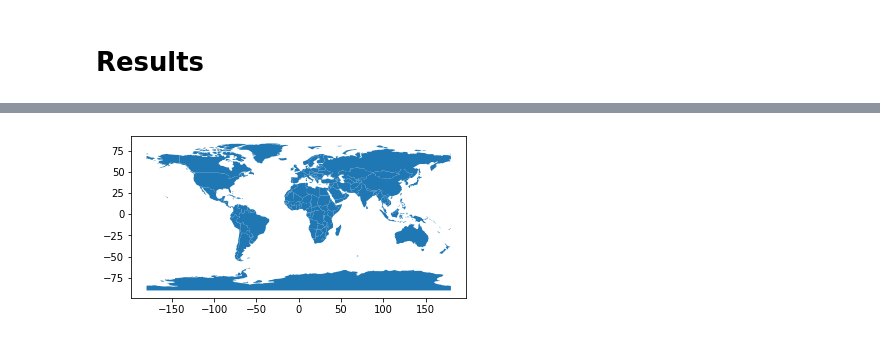
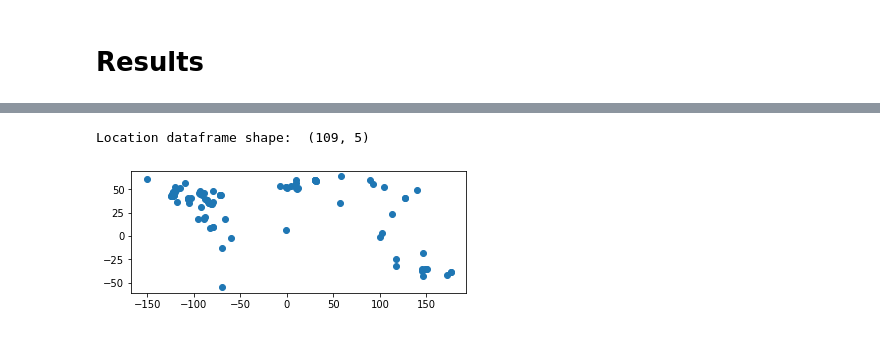
Before and after one commit to yodavo/moja-global-analysis, a Jupyter notebook: 2021-12-08_Task0-MOESM/Hamon.ipynb, the cells around one changed output, grey strips where cells are left out. Drawn from its saved outputs; the diff is of its cells as text; code cells hidden in the pictures.

```diff
--- a/2021-12-08_Task0-MOESM/Hamon.ipynb
+++ b/2021-12-08_Task0-MOESM/Hamon.ipynb
@@ -214,7 +289,23 @@ Name: longitude, dtype: object
+# %%
+# I guess the dataset has 2 mistaken points (check latitude < -100 and longitude <-160)
+# Maybe they are missplace but I will ommit then this time
+locations = locations.drop(locations[locations['latitude'] < -100].index)
+locations = locations.drop(locations[locations['longitude'] < -160].index)
+locations.reset_index(drop=True, inplace=True)
+
+# creating geometry
+geometry = [Point(xy) for xy in zip(locations['longitude'], locations['latitude'])]
+print('Location dataframe shape: ', locations.shape)
+
+# creating geodataframe and plotting for review
+glocation = gpd.GeoDataFrame(locations, crs="EPSG:4326", geometry=geometry)
+glocation.plot()
+plt.show()
+# %% [output]
+Location dataframe shape:  (109, 5)
+[figure, added]
 # %%
 # geodataframes worldwide border
 world_df = gpd.read_file(gpd.datasets.get_path('naturalearth_lowres'))
-world_df.plot()
-plt.show()
+# world_df.plot()
+# plt.show()
-# %% [output]
-[figure, removed]
```
Also changed, not shown: parts of 32 cells of this notebook.
